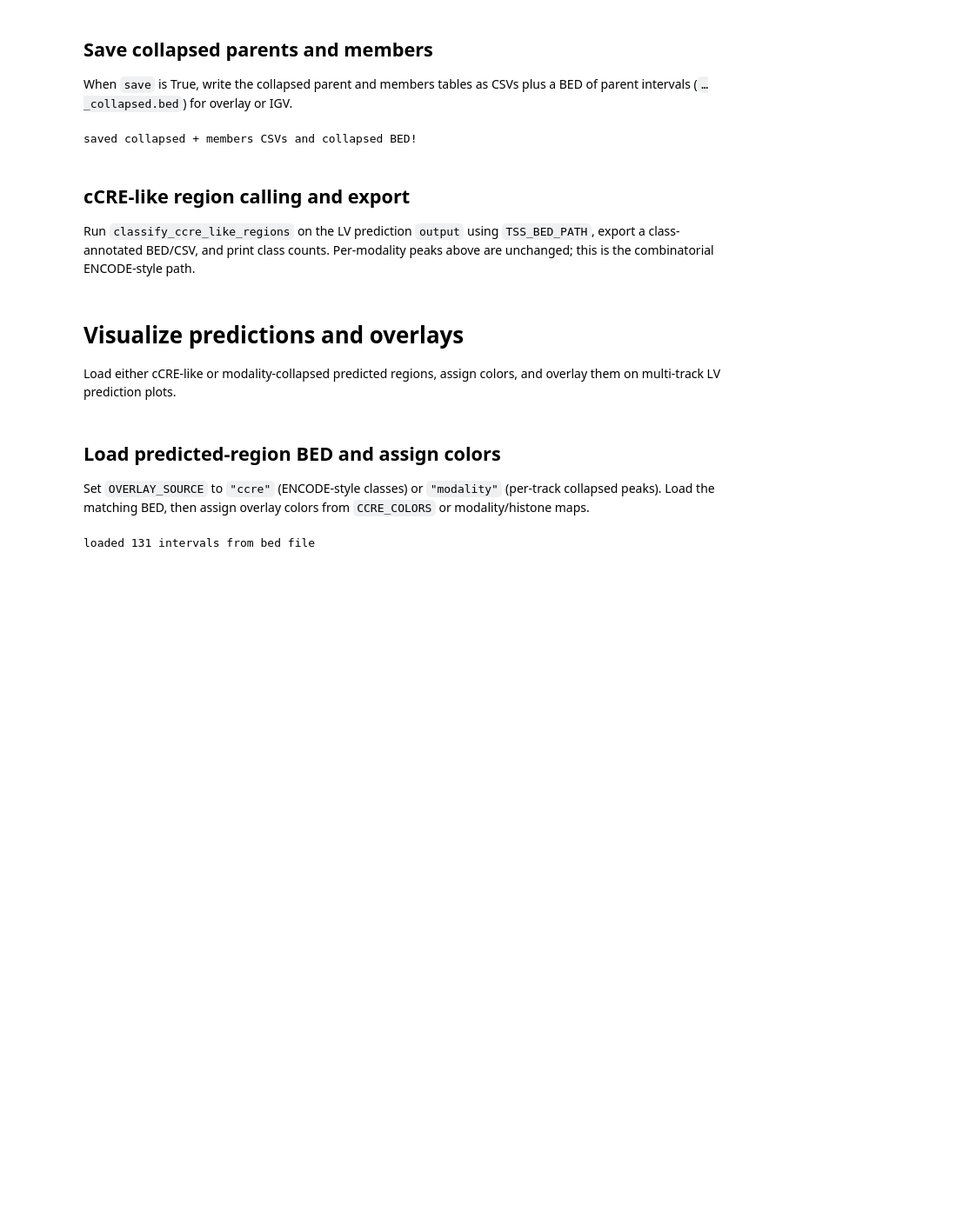
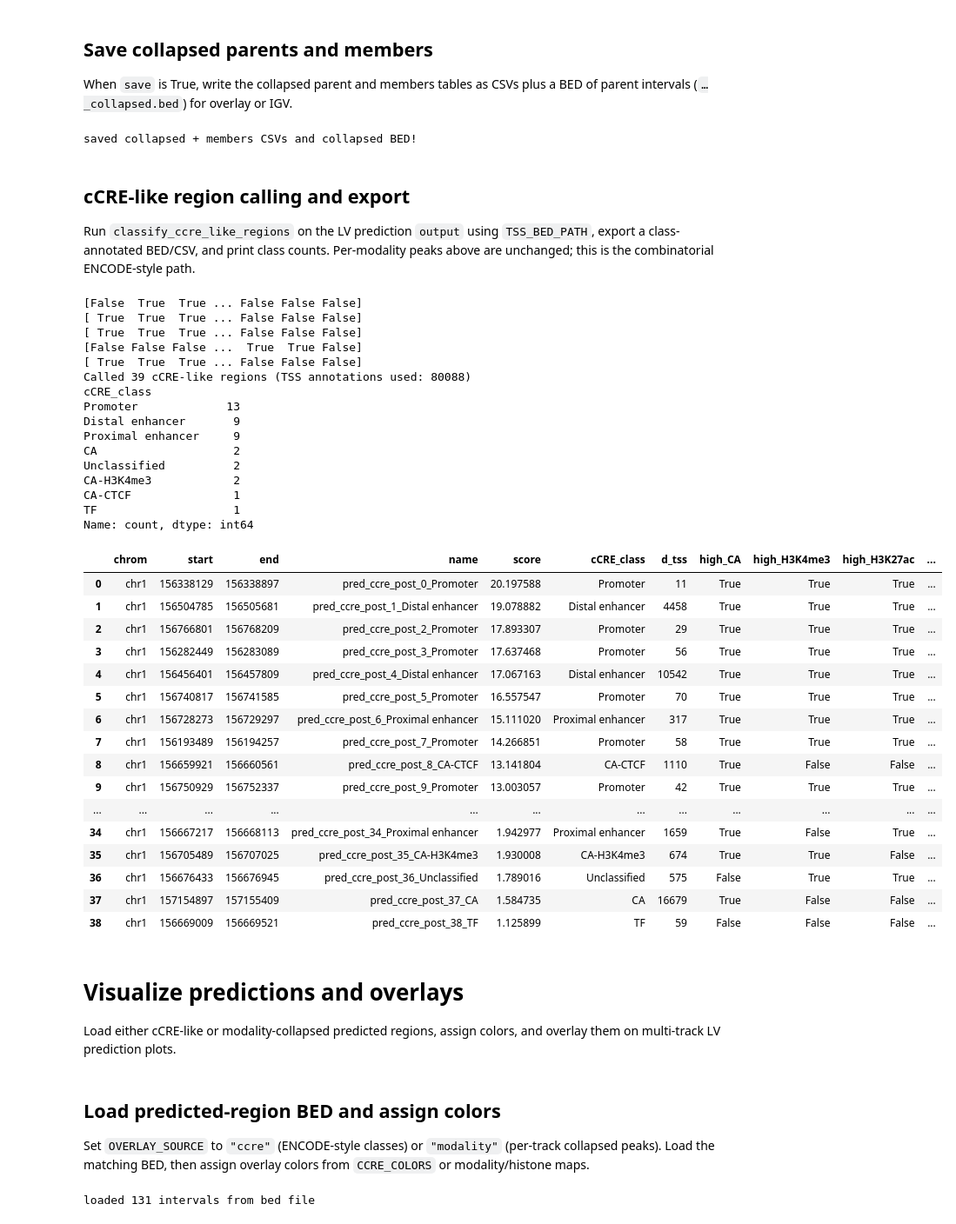
Before and after one commit to cralbers/variant-effects, a Jupyter notebook: osc/predict_reg_regions_osc_ENCODE_v2.ipynb, the cells around one changed output. Shown at 87% size. Drawn from its saved outputs; the diff is of its cells as text; code cells hidden in the pictures; blank space fills up the shorter version.

Commit message:
working? i think? encode definitions of ccres

```diff
--- a/osc/predict_reg_regions_osc_ENCODE_v2.ipynb
+++ b/osc/predict_reg_regions_osc_ENCODE_v2.ipynb
@@ -417,7 +437,7 @@ def isolate_high_regulatory_regions(
 
     # Build filtered TrackData for each modality name the caller might request
     modality_map = {
-        "dnase": select_tracks(output.dnase, tissue_curie=tissue_curie, strand='+'),
+        "dnase": select_tracks(output.dnase, tissue_curie=tissue_curie),
         "atac": select_tracks(output.atac, tissue_curie=tissue_curie),
         # Optional name_contains filters to a specific histone mark (e.g. H3K27ac)
         "chip_histone": select_tracks(
@@ -673,7 +693,7 @@ def profile_for(
     if modality == "dnase":
         # Chromatin accessibility (CA): plus-strand DNase for LV
         tdata = select_tracks(
-            output.dnase, tissue_curie=tissue_curie, strand=strand or "+"
+            output.dnase, tissue_curie=tissue_curie
         )
     elif modality == "chip_histone":
         # Histone mark filter via name substring (e.g. H3K4me3, H3K27ac)
@@ -716,6 +736,7 @@ def profile_for(
     signal = zscore(collapsed)
     # High bins ≈ ENCODE "high signal"; cutoff is window-local, not genome-wide
     high_mask, cutoff = threshold_bins(signal, threshold_method, threshold_value)
+    print(high_mask)
 
     return {
         "signal": signal,
@@ -931,7 +952,7 @@ def classify_ccre_like_regions(
     # --- Seed candidates ---
     # Classes 1–7 require high CA: call peaks from the DNase high mask
     ca_intervals = bins_to_intervals(ca["signal"], ca["high_mask"], anchor, res)
-    ca_intervals = [iv for iv in ca_intervals if iv.width >= min_width_bp]
+    ca_intervals = [iv for iv in ca_intervals if iv.width >= min_width_bp] # filter out intervals that do not meet min bp
     ca_intervals = merge_nearby(ca_intervals, merge_gap_bp)
     # Rank/score CA peaks on the accessibility profile
     ca_intervals = annotate_peak_scores(ca_intervals, ca["signal"], anchor, res)
@@ -1176,11 +1193,11 @@ saved collapsed + members CSVs and collapsed BED!
 
 Run `classify_ccre_like_regions` on the LV prediction `output` using `TSS_BED_PATH`, export a class-annotated BED/CSV, and print class counts. Per-modality peaks above are unchanged; this is the combinatorial ENCODE-style path.
 # %%
-save_ccre = True
+save_ccre = False
 
 ccre_result = classify_ccre_like_regions(
     output,
-    tss_bed_path=TSS_BED_PATH,
+    # tss_bed_path=TSS_BED_PATH,
     gtf_transcript=gtf_transcript,  # fallback unused when BED loads successfully
     tissue_curie=LV_UB,
     resolution_bp=128,
@@ -1188,33 +1205,67 @@ ccre_result = classify_ccre_like_regions(
     threshold_value=95,
     min_width_bp=500,
     merge_gap_bp=200,
 )
 
 ccre_regions_df = ccre_intervals_to_bed_df(
     ccre_result["intervals"],
     name_prefix=f"pred_ccre_{lmna_context}",
 )
 
 print(
     f"Called {len(ccre_regions_df)} cCRE-like regions "
     f"(TSS annotations used: {ccre_result['tss_count']})"
 )
 print(ccre_regions_df["cCRE_class"].value_counts(dropna=False))
 
 if save_ccre:
     ccre_bed_path = (
         f"outputs/predicted_ccre_like_regions_{lmna_context}_LV_128res.bed"
     )
     ccre_csv_path = (
         f"outputs/predicted_ccre_like_regions_{lmna_context}_LV_128res.csv"
     )
     # BED-like TSV for overlay loaders; full CSV keeps flag/score columns
     ccre_regions_df.to_csv(ccre_bed_path, index=False, sep="\t")
     ccre_regions_df.to_csv(ccre_csv_path, index=False)
     print(f"saved {ccre_bed_path}")
     print(f"saved {ccre_csv_path}")
 
 ccre_regions_df
+# %% [output]
+[False  True  True ... False False False]
+[ True  True  True ... False False False]
+[ True  True  True ... False False False]
+[False False False ...  True  True False]
+[ True  True  True ... False False False]
+Called 39 cCRE-like regions (TSS annotations used: 80088)
+cCRE_class
+Promoter             13
+Distal enhancer       9
+Proximal enhancer     9
+CA                    2
+Unclassified          2
+CA-H3K4me3            2
+CA-CTCF               1
+TF                    1
+Name: count, dtype: int64
+|  | chrom | start | end | name | score | cCRE_class | d_tss | high_CA | high_H3K4me3 | high_H3K27ac | ... |
+| 0 | chr1 | 156338129 | 156338897 | pred_ccre_post_0_Promoter | 20.197588 | Promoter | 11 | True | True | True | ... |
+| 1 | chr1 | 156504785 | 156505681 | pred_ccre_post_1_Distal enhancer | 19.078882 | Distal enhancer | 4458 | True | True | True | ... |
+| 2 | chr1 | 156766801 | 156768209 | pred_ccre_post_2_Promoter | 17.893307 | Promoter | 29 | True | True | True | ... |
+| 3 | chr1 | 156282449 | 156283089 | pred_ccre_post_3_Promoter | 17.637468 | Promoter | 56 | True | True | True | ... |
+| 4 | chr1 | 156456401 | 156457809 | pred_ccre_post_4_Distal enhancer | 17.067163 | Distal enhancer | 10542 | True | True | True | ... |
+| 5 | chr1 | 156740817 | 156741585 | pred_ccre_post_5_Promoter | 16.557547 | Promoter | 70 | True | True | True | ... |
+| 6 | chr1 | 156728273 | 156729297 | pred_ccre_post_6_Proximal enhancer | 15.111020 | Proximal enhancer | 317 | True | True | True | ... |
+| 7 | chr1 | 156193489 | 156194257 | pred_ccre_post_7_Promoter | 14.266851 | Promoter | 58 | True | True | True | ... |
+| 8 | chr1 | 156659921 | 156660561 | pred_ccre_post_8_CA-CTCF | 13.141804 | CA-CTCF | 1110 | True | False | False | ... |
+| 9 | chr1 | 156750929 | 156752337 | pred_ccre_post_9_Promoter | 13.003057 | Promoter | 42 | True | True | True | ... |
+| ... | ... | ... | ... | ... | ... | ... | ... | ... | ... | ... | ... |
+| 34 | chr1 | 156667217 | 156668113 | pred_ccre_post_34_Proximal enhancer | 1.942977 | Proximal enhancer | 1659 | True | False | True | ... |
+| 35 | chr1 | 156705489 | 156707025 | pred_ccre_post_35_CA-H3K4me3 | 1.930008 | CA-H3K4me3 | 674 | True | True | False | ... |
+| 36 | chr1 | 156676433 | 156676945 | pred_ccre_post_36_Unclassified | 1.789016 | Unclassified | 575 | False | True | True | ... |
+| 37 | chr1 | 157154897 | 157155409 | pred_ccre_post_37_CA | 1.584735 | CA | 16679 | True | False | False | ... |
+| 38 | chr1 | 156669009 | 156669521 | pred_ccre_post_38_TF | 1.125899 | TF | 59 | False | False | False | ... |
 # %% [markdown]
 # Visualize predictions and overlays
 
```
Also changed, not shown: parts of 4 cells of this notebook.
